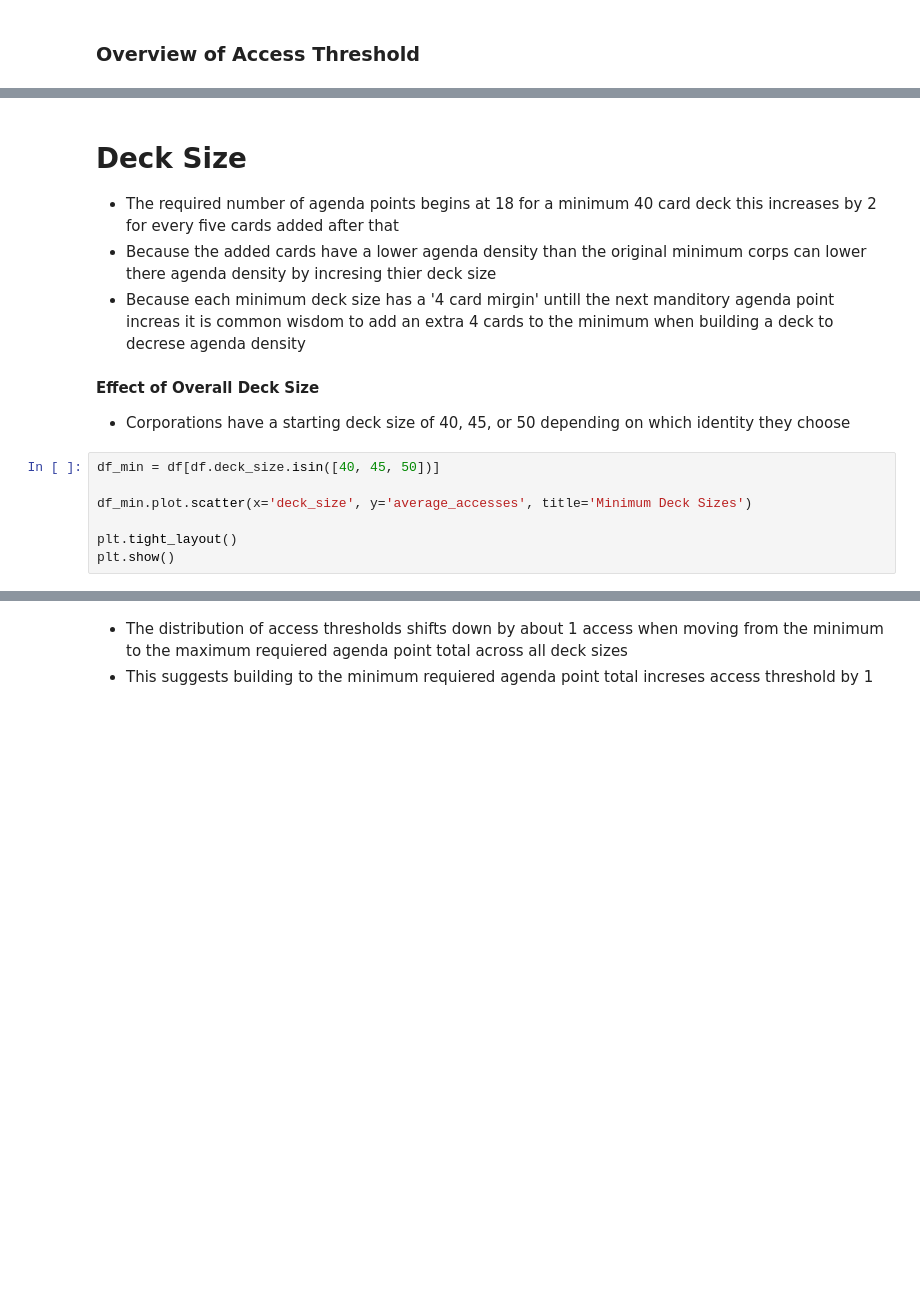
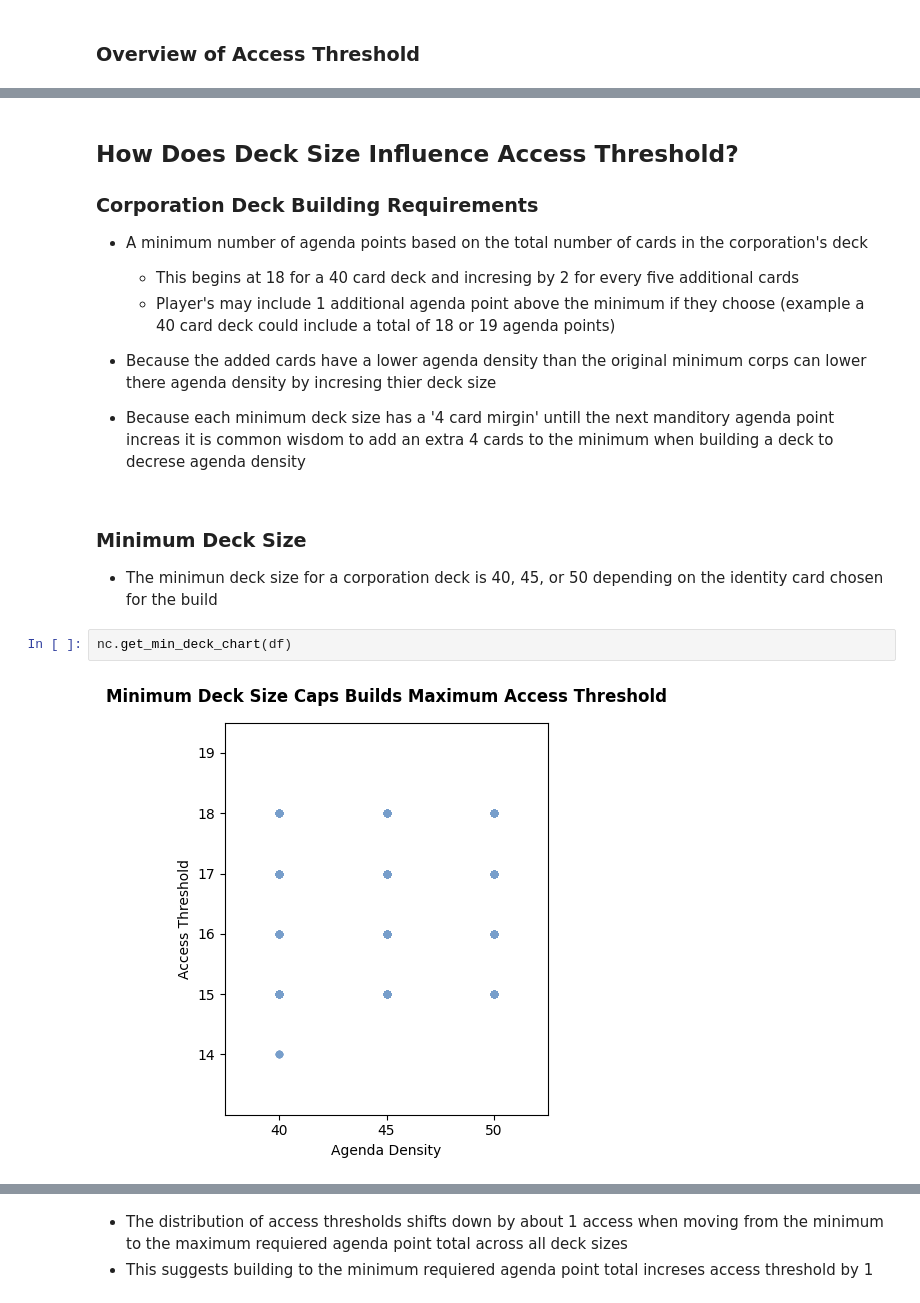
Before and after one commit to Johndsalas/Netrunner-Analysis, a Jupyter notebook: Netrunner_Agenda_Points_Analysis.ipynb, the cells around one changed output, grey strips where cells are left out. Saved outputs shown, nothing was run; the diff lists cells and outputs as text; blank space fills up the shorter version.

```diff
--- a/Netrunner_Agenda_Points_Analysis.ipynb
+++ b/Netrunner_Agenda_Points_Analysis.ipynb
@@ -148,18 +162,20 @@ plt.show()
 # %% [markdown]
-# Deck Size
+## How Does Deck Size Influence Access Threshold?
 
-* The required number of agenda points begins at 18 for a minimum 40 card deck this increases by 2 for every five cards added after that
+### Corporation Deck Building Requirements
+
+* A minimum number of agenda points based on the total number of cards in the corporation's deck
+    * This begins at 18 for a 40 card deck and incresing by 2 for every five additional cards
+    * Player's may include 1 additional agenda point above the minimum if they choose (example a 40 card deck could include a total of 18 or 19 agenda points)
+
 * Because the added cards have a lower agenda density than the original minimum corps can lower there agenda density by incresing thier deck size
 * Because each minimum deck size has a '4 card mirgin' untill the next manditory agenda point increas it is common wisdom to add an extra 4 cards to the minimum when building a deck to decrese agenda density
 # %% [markdown]
-**Effect of Overall Deck Size**
+### Minimum Deck Size
 
-* Corporations have a starting deck size of 40, 45, or 50 depending on which identity they choose
+* The minimun deck size for a corporation deck is 40, 45, or 50 depending on the identity card chosen for the build
 # %%
-df_min = df[df.deck_size.isin([40, 45, 50])]
-
-df_min.plot.scatter(x='deck_size', y='average_accesses', title='Minimum Deck Sizes')
-
-plt.tight_layout()
-plt.show()
+nc.get_min_deck_chart(df)
+# %% [output]
+[figure, added]
 # %% [markdown]
```
Also changed, not shown: parts of 17 cells of this notebook.
